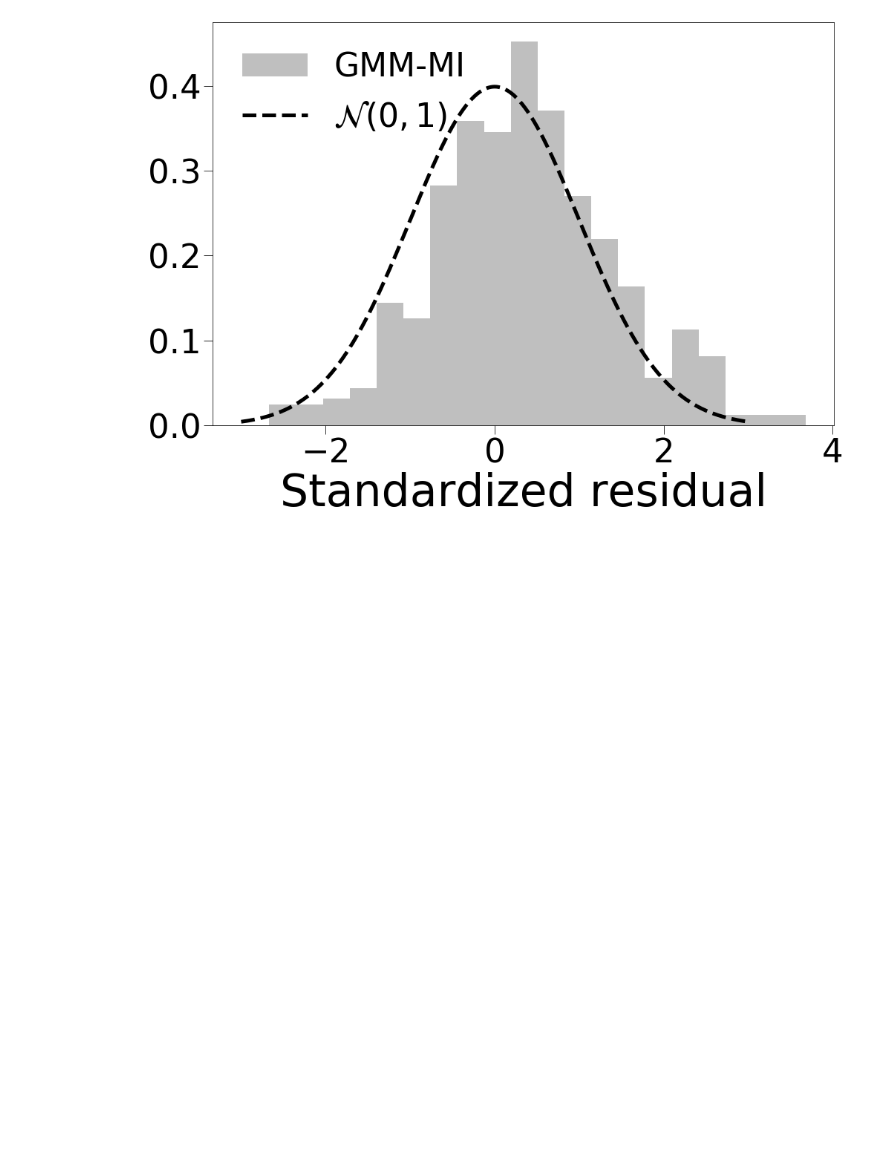
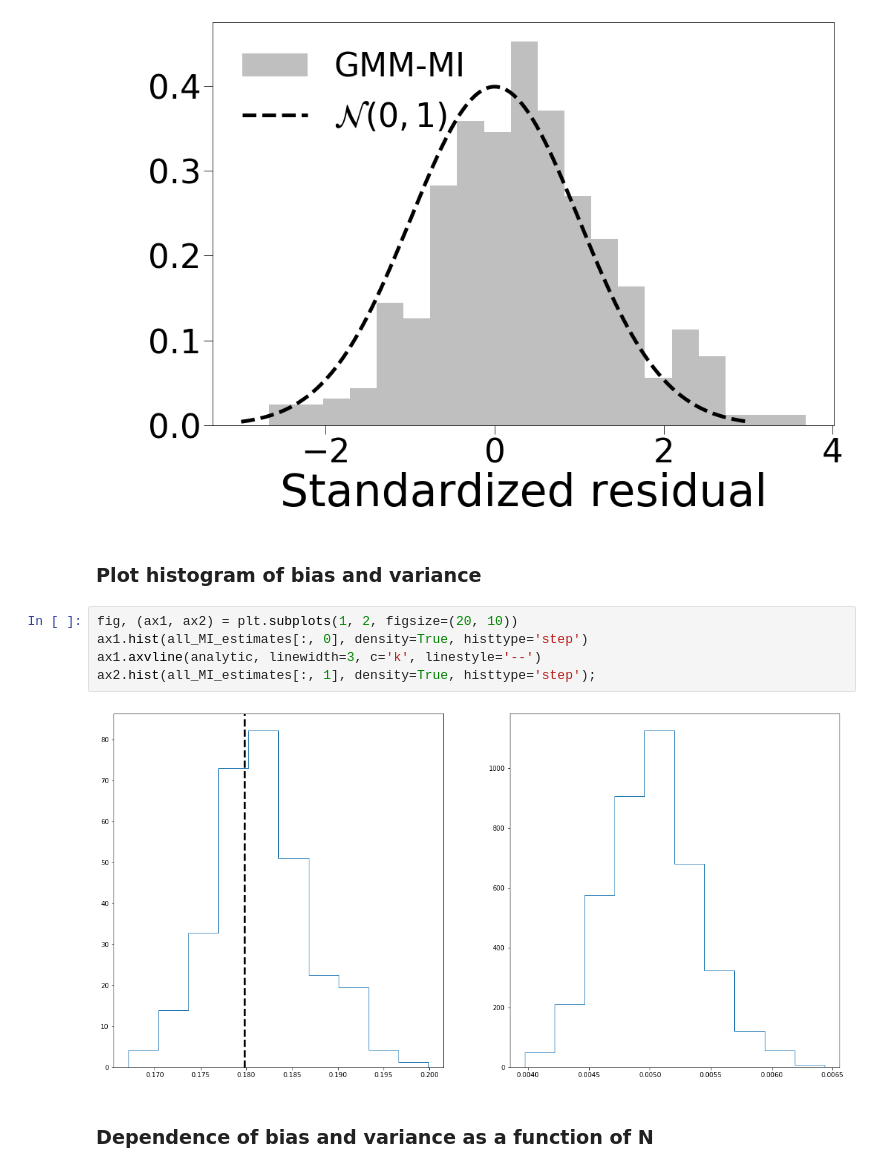
Before and after one commit to dpiras/GMM-MI, a Jupyter notebook: notebooks/04_MI_D5p_significance.ipynb, the cells around one changed output. Saved outputs shown, nothing was run; the diff lists cells and outputs as text; blank space fills up the shorter version.

```diff
--- a/notebooks/04_MI_D5p_significance.ipynb
+++ b/notebooks/04_MI_D5p_significance.ipynb
@@ -107,3 +107,14 @@ biases, red_chi2, df = plot_bias_chi2_histogram(all_MI_estimates, analytic=analy
                                                 savefig=savefig, savepath=savepath)
 # %% [output]
 [figure]
+# %% [markdown]
+### Plot histogram of bias and variance
+# %%
+fig, (ax1, ax2) = plt.subplots(1, 2, figsize=(20, 10))
+ax1.hist(all_MI_estimates[:, 0], density=True, histtype='step')
+ax1.axvline(analytic, linewidth=3, c='k', linestyle='--')
+ax2.hist(all_MI_estimates[:, 1], density=True, histtype='step');
+# %% [output]
+[figure, added]
+# %% [markdown]
+### Dependence of bias and variance as a function of N
```
Also changed, not shown: parts of 3 cells of this notebook, 3 other files.
